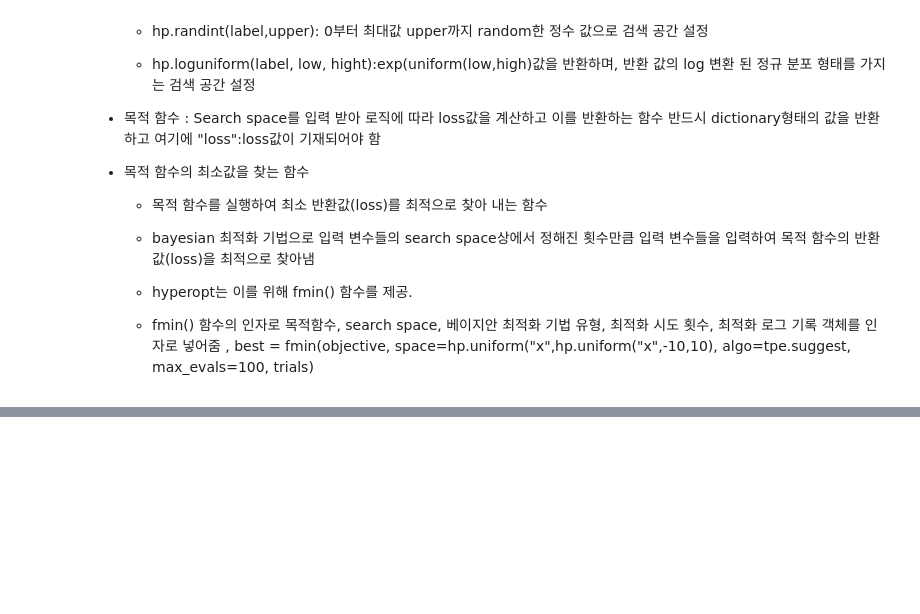
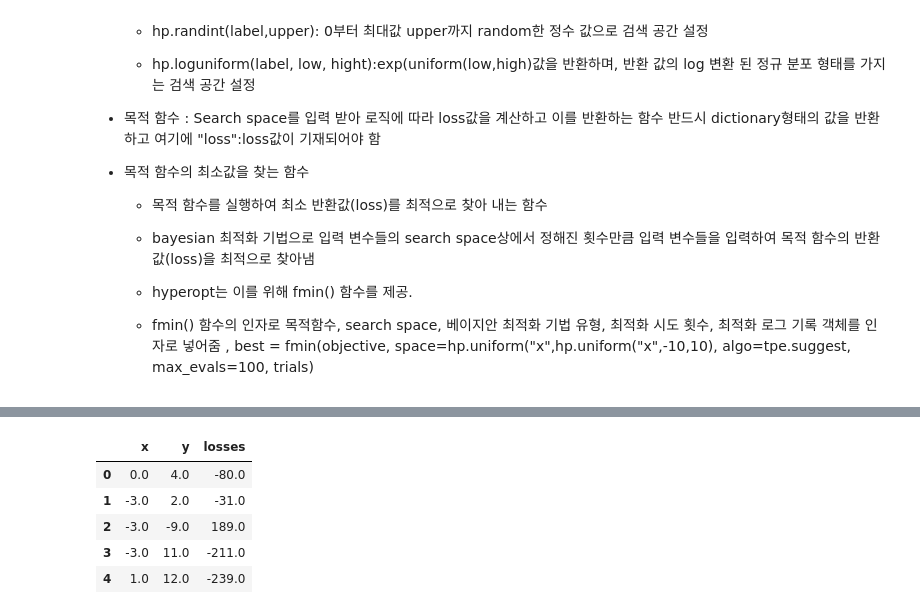
Before and after one commit to Georgia-MAX-holic/Footprints, a Jupyter notebook: 머신러닝/하이퍼opt,베이지안.ipynb, the cells around one changed output, grey strips where cells are left out. Cells and saved outputs as stored; diff of their text form; code cells hidden in the pictures; blank space fills up the shorter version.

```diff
--- a/머신러닝/하이퍼opt,베이지안.ipynb
+++ b/머신러닝/하이퍼opt,베이지안.ipynb
@@ -135,0 +212,22 @@ def black_box_fuction(x,y):
+# %%
+import pandas as pd
+
+
+losses = [loss_dict['loss'] for loss_dict in trial_val.results]
+
+result_df = pd.DataFrame(
+    {
+        'x':trial_val.vals['x'],
+        'y':trial_val.vals['y'],
+        'losses':losses
+     }
+)
+
+result_df.head(5)
+# %% [output]
+|  | x | y | losses |
+| 0 | 0.0 | 4.0 | -80.0 |
+| 1 | -3.0 | 2.0 | -31.0 |
+| 2 | -3.0 | -9.0 | 189.0 |
+| 3 | -3.0 | 11.0 | -211.0 |
+| 4 | 1.0 | 12.0 | -239.0 |
```
Also changed, not shown: parts of 24 cells of this notebook.
